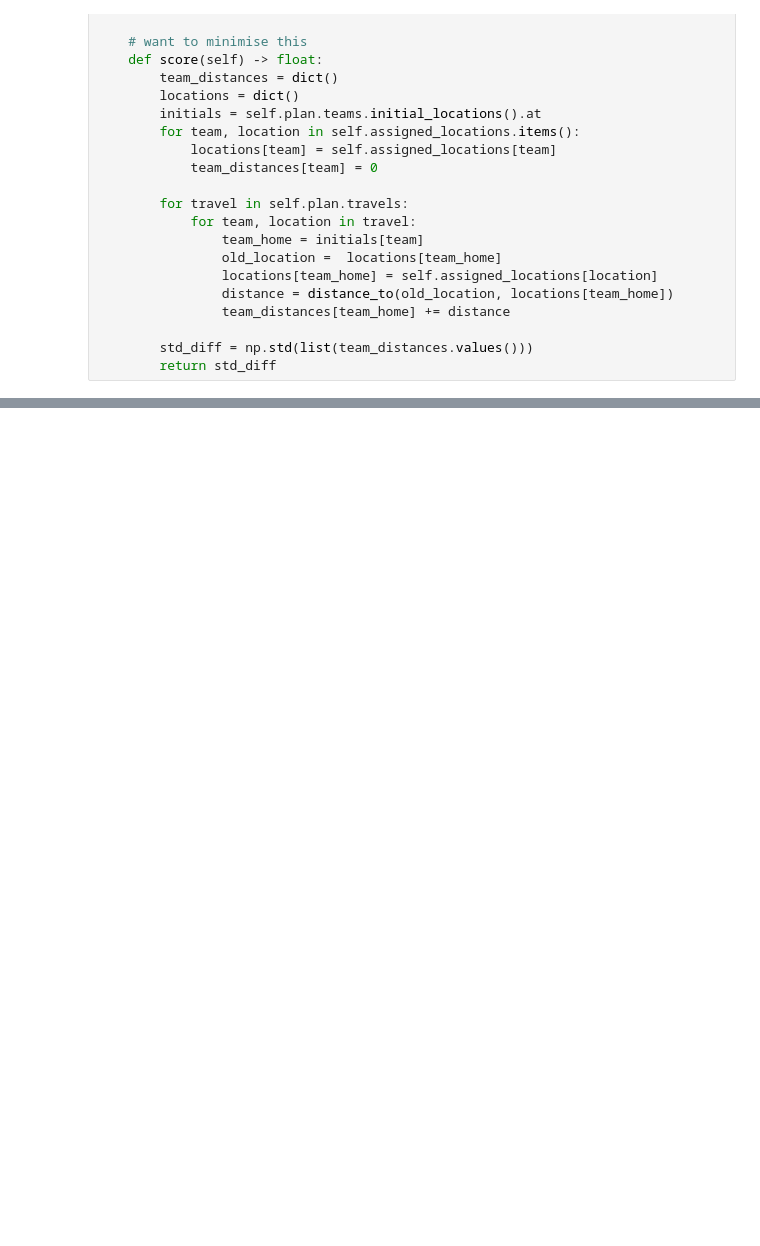
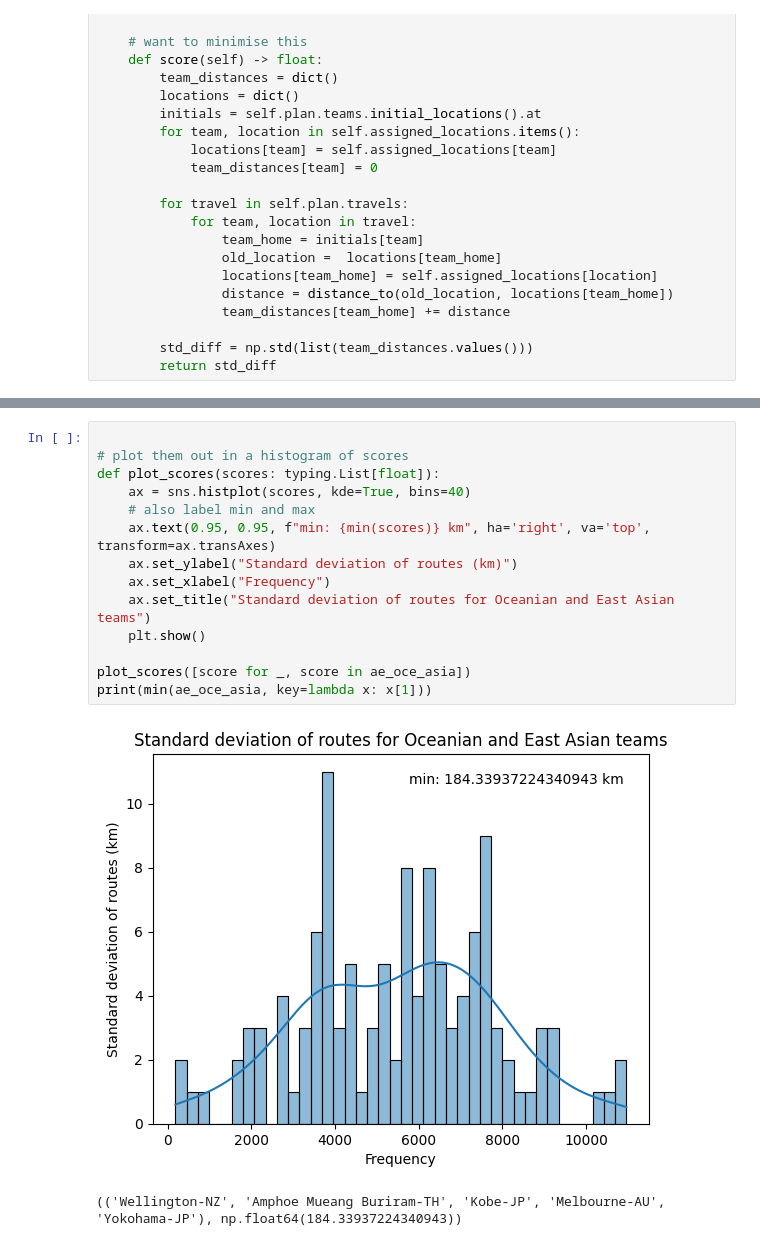
Before and after one commit to lodinukal/im2c_2025, a Jupyter notebook: work.ipynb, the cells around one changed output, grey strips where cells are left out. Drawn from its saved outputs; the diff is of its cells as text; blank space fills up the shorter version.

```diff
--- a/work.ipynb
+++ b/work.ipynb
@@ -539 +543,18 @@ print(testing_solution.score())
 3930.701412241343
+# %%
+
+# plot them out in a histogram of scores
+def plot_scores(scores: typing.List[float]):
+    ax = sns.histplot(scores, kde=True, bins=40)
+    # also label min and max
+    ax.text(0.95, 0.95, f"min: {min(scores)} km", ha='right', va='top', transform=ax.transAxes)
+    ax.set_ylabel("Standard deviation of routes (km)")
+    ax.set_xlabel("Frequency")
+    ax.set_title("Standard deviation of routes for Oceanian and East Asian teams")
+    plt.show()
+
+plot_scores([score for _, score in ae_oce_asia])
+print(min(ae_oce_asia, key=lambda x: x[1]))
+# %% [output]
+[figure, added]
+(('Wellington-NZ', 'Amphoe Mueang Buriram-TH', 'Kobe-JP', 'Melbourne-AU', 'Yokohama-JP'), np.float64(184.33937224340943))
```
Also changed, not shown: parts of 1 cell of this notebook.
